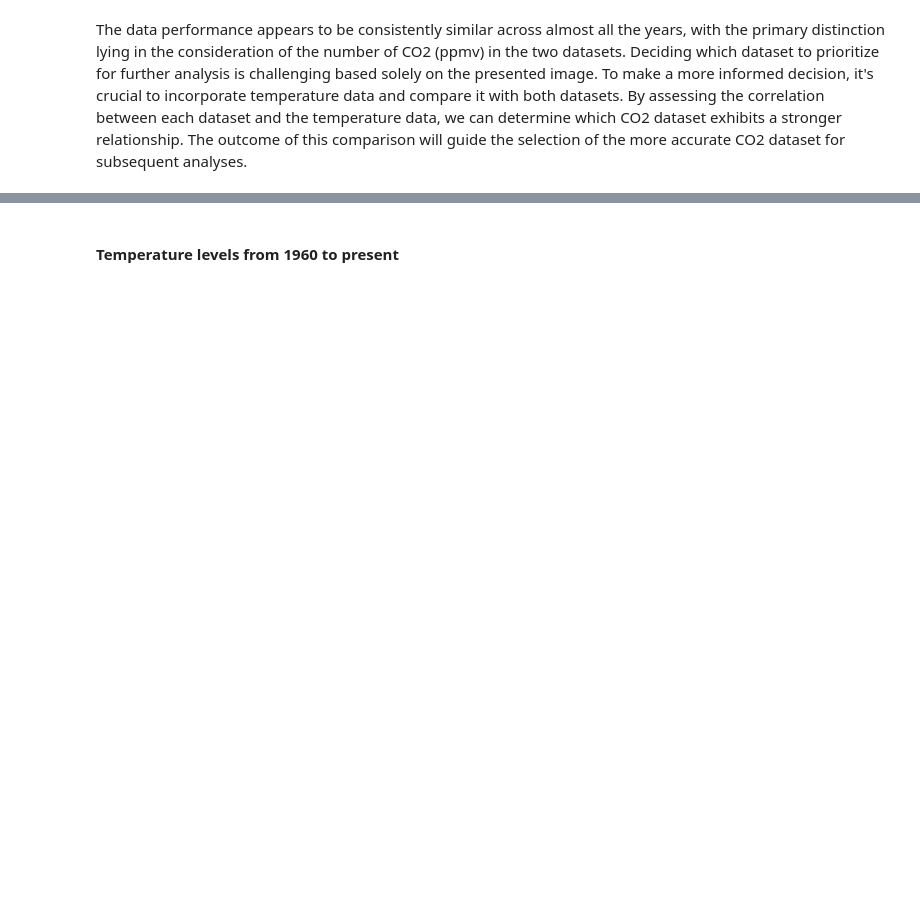
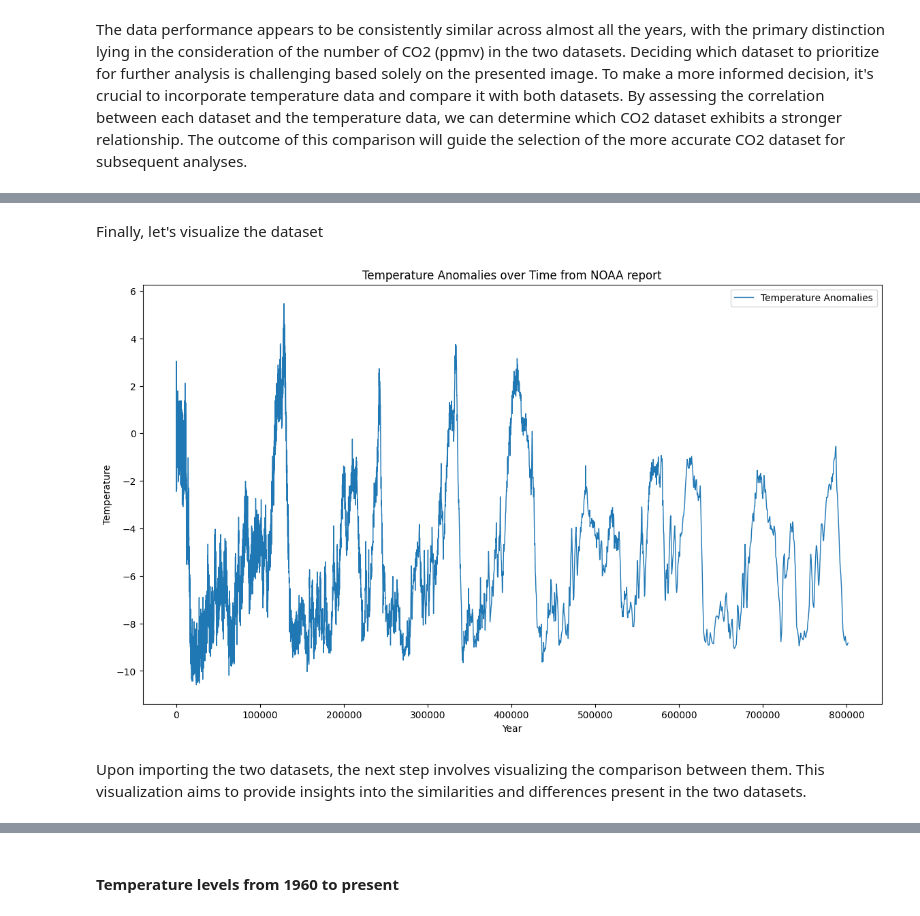
Before and after one commit to C-3sc0/Programming-for-Data-Analysis-Project, a Jupyter notebook: project2.ipynb, the cells around one changed output, grey strips where cells are left out. Cells and saved outputs as stored; diff of their text form; code cells hidden in the pictures; blank space fills up the shorter version.

```diff
--- a/project2.ipynb
+++ b/project2.ipynb
@@ -827,0 +610,2 @@ Text(0.5, 1.0, 'Atmospheric CO2 at Mauna Loa Observatory')
+# %%
+noaa_temperature = noaa_temperature.iloc[59:].reset_index(drop=True)
@@ -827,0 +614,11 @@ Text(0.5, 1.0, 'Atmospheric CO2 at Mauna Loa Observatory')
+# %%
+columns_to_remove = ["800KYr", "Deuterium", "Data", "and", "Temperature", "Estimates"]
+noaa_temperature = noaa_temperature.drop(columns=columns_to_remove)
+# %%
+noaa_temperature.rename(columns={
+    'EPICA': 'Bag',
+    'Dome': 'ztop',
+    'C': 'Age',
+    'Ice': 'Deuterium',
+    'Core': 'Temperature'
+}, inplace=True)
@@ -827,0 +642,4 @@ Text(0.5, 1.0, 'Atmospheric CO2 at Mauna Loa Observatory')
+# %%
+noaa_temperature = noaa_temperature.astype({"Bag": int, "ztop": float,
+                                            "Age": float, "Deuterium": float,
+                                            "Temperature": float})
@@ -827,0 +664,15 @@ Text(0.5, 1.0, 'Atmospheric CO2 at Mauna Loa Observatory')
+# %% [markdown]
+Finally, let's visualize the dataset
+# %%
+plt.figure(figsize=(14, 8))
+plt.plot(noaa_temperature['Age'], noaa_temperature['Temperature'], linewidth=1, label='Temperature Anomalies')
+plt.title('Temperature Anomalies over Time from NOAA report')
+plt.xlabel('Year')
+plt.ylabel('Temperature')
+plt.legend()
+#plt.savefig('NOAA Temperature Report visualization.png')
+plt.show()
+# %% [output]
+[figure, added]
+# %% [markdown]
+Upon importing the two datasets, the next step involves visualizing the comparison between them. This visualization aims to provide insights into the similarities and differences present in the two datasets.
```
Also changed, not shown: parts of 103 cells of this notebook, 1 other file.
